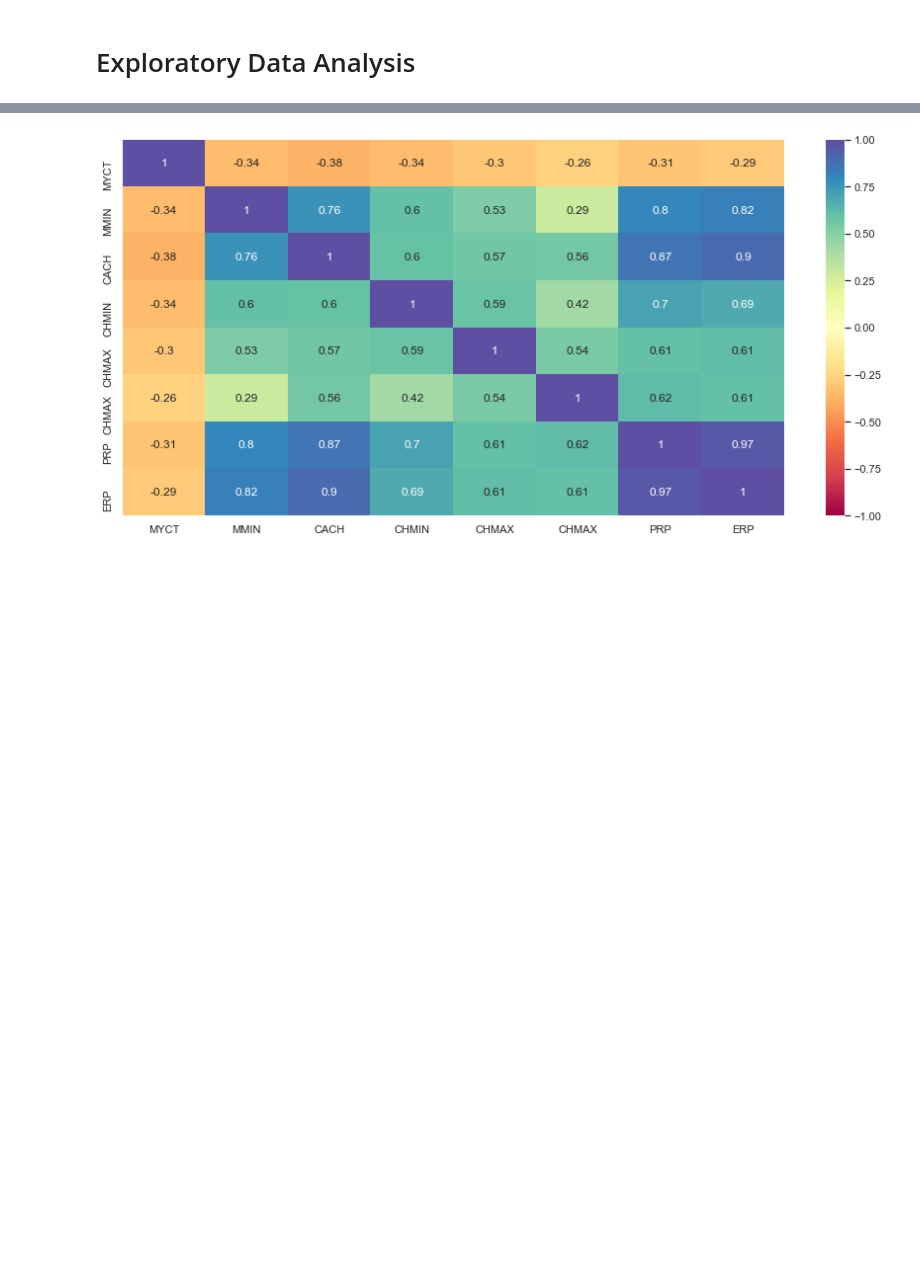
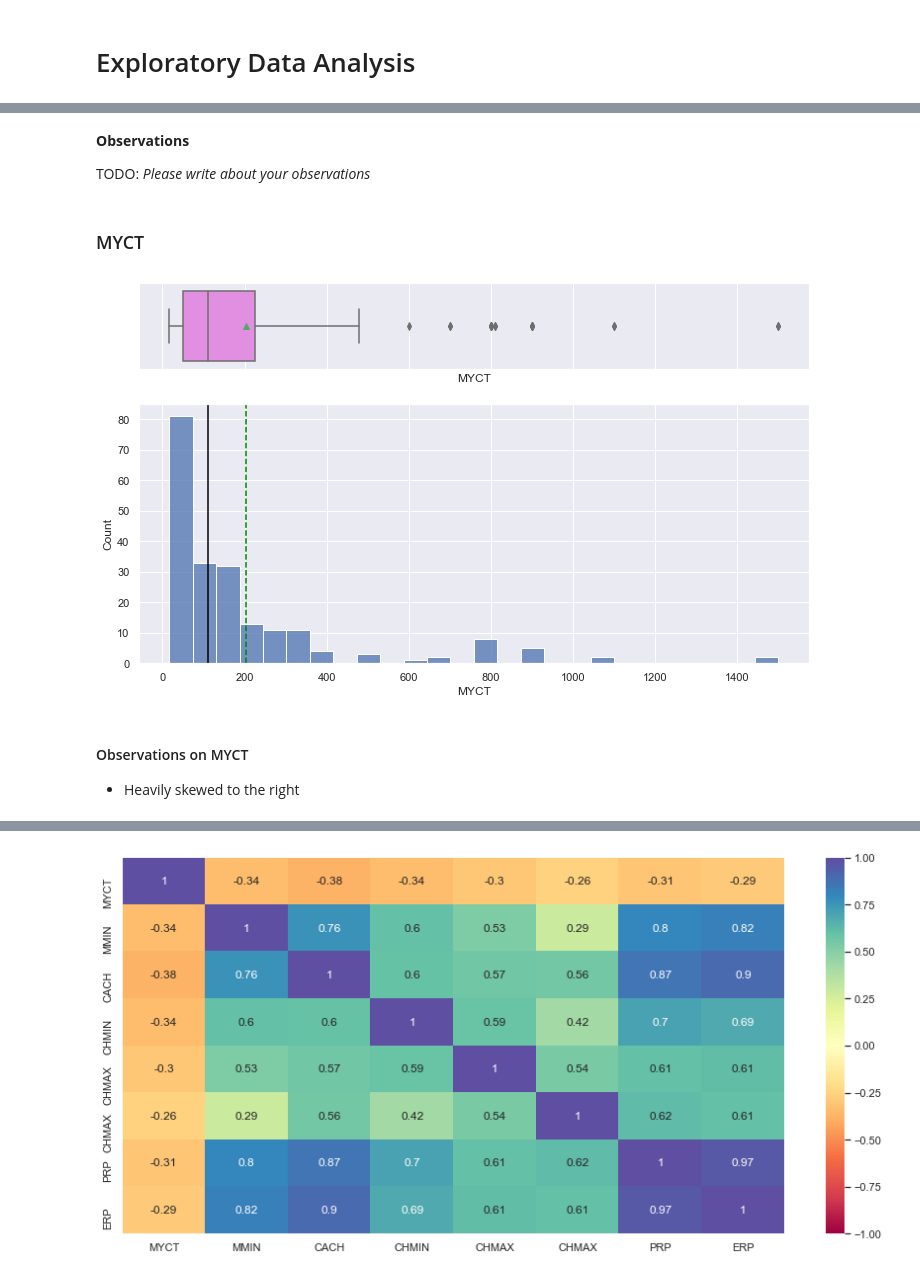
Before and after one commit to darkepacific/AAI-500-FinalTeamProject, a Jupyter notebook: AAI-500-FinalTeamProject.ipynb, the cells around one changed output, grey strips where cells are left out. Cells and saved outputs as stored; diff of their text form; code cells hidden in the pictures; blank space fills up the shorter version.

```diff
--- a/AAI-500-FinalTeamProject.ipynb
+++ b/AAI-500-FinalTeamProject.ipynb
@@ -166,0 +283,13 @@ No missing values, so no intepolation is needed.
+# %% [markdown]
+**Observations**
+
+TODO: *Please write about your observations*
+# %% [markdown]
+### MYCT
+# %%
+boxplot_and_histogram(df, "MYCT")
+# %% [output]
+[figure, added]
+# %% [markdown]
+#### Observations on MYCT
+- Heavily skewed to the right
```
Also changed, not shown: parts of 30 cells of this notebook.
